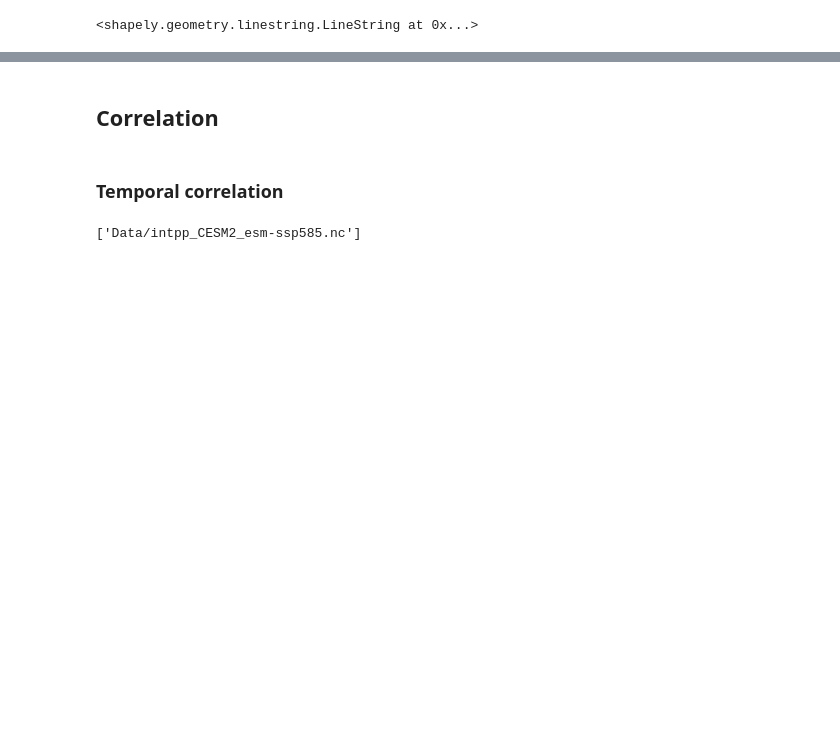
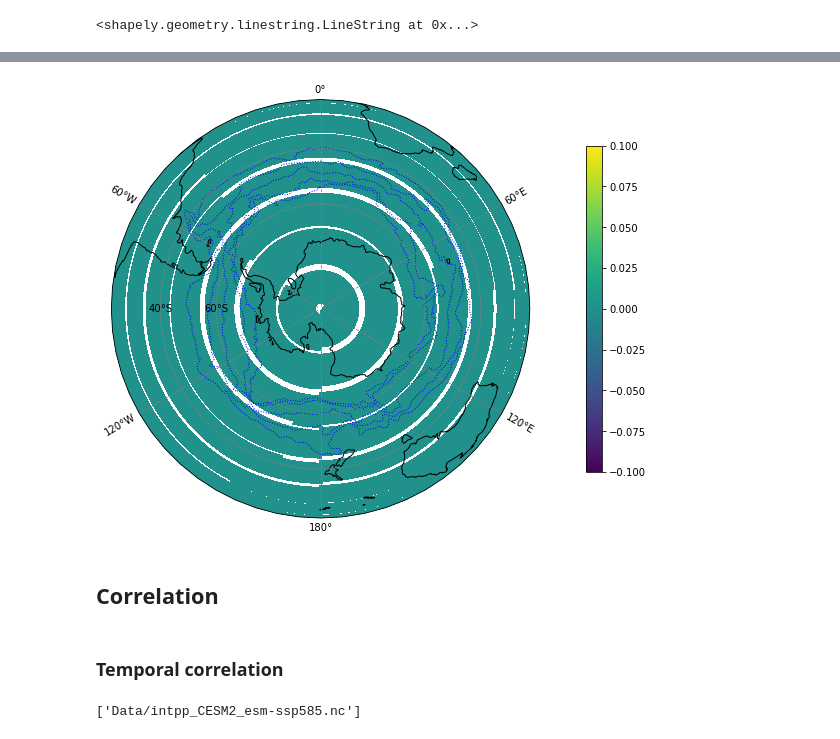
Before and after one commit to jasmineby65/CMEE-Coursework, a Jupyter notebook: Project/Intpp_CESM2-Copy1.ipynb, the cells around one changed output, grey strips where cells are left out. Drawn from its saved outputs; the diff is of its cells as text; code cells hidden in the pictures; blank space fills up the shorter version.

```diff
--- a/Project/Intpp_CESM2-Copy1.ipynb
+++ b/Project/Intpp_CESM2-Copy1.ipynb
@@ -125,0 +255,13 @@ AttributeError: 'MultiLineString' object has no attribute 'x'
+# %%
+file = "Data/intpp_CESM2_esm-ssp585_SB.nc"
+nc = Dataset(file)
+print(nc.variables)
+
+lat = nc.variables['lat'][:] # [:] means all elements inside the list
+lon = nc.variables['lon'][:]
+var = nc.variables [variable][:]
+
+mean_var = np.nanmean(var, axis = 0)
+print(mean_var.shape)
+
+x, y = np.meshgrid(lon, lat)
@@ -126,3 +286,73 @@ AttributeError: 'MultiLineString' object has no attribute 'x'
+# %%
+fig = plt.figure(figsize=[10, 10])
+
+ax = fig.add_subplot(1,1,1,
+                     projection = cartopy.crs.Orthographic(central_longitude = 0,
+                                                  central_latitude=-90))
+#ax = plt.axes(projection=cartopy.crs.PlateCarree())
+
+#plt.title("Change in NPP (mol m-2 s-1) {} 1994-2100".format(model, start),
+ #        fontsize = 15)
+
+#ax.add_feature(cartopy.feature.LAND)
+#ax.add_feature(cartopy.feature.OCEAN)
+#ax.add_feature(cartopy.feature.COASTLINE)
+
+
+
+#divnorm = colors.TwoSlopeNorm(vmin = -label, vcenter = 0., vmax = label)
+
+p = ax.pcolor(x, y, mean_var,
+              transform = cartopy.crs.PlateCarree() )
+
+cb = plt.colorbar(p, shrink=0.6, pad = 0.1)
+
+
+
+gl = ax.gridlines(crs = cartopy.crs.PlateCarree(),
+                  draw_labels = True,
+                  color = 'grey',
+                  linestyle = '--',
+                  y_inline = True)
+
+gl.ylabel_style = {'size': 10}
+gl.xlabel_style = {'size': 10}
+
+gl.ylocator = mticker.FixedLocator([-60, -40])
+
+plt.draw()
+for ea in gl.label_artists:
+    if ea[0]== 'lat':
+        tx = ea[2]
+        xy = tx.get_position()
+        if xy[0]!=-90:
+            tx.set_position([-90, xy[1]])
+
+
+
+ax.coastlines()
+
+
+ax.add_geometries(shape['geometry'],
+                  cartopy.crs.PlateCarree(),
+                  facecolor = 'none',
+                  edgecolor = 'blue',
+                  linestyle = ':')
+
+
+
+#ax.contour(x_coord, y_coord, z,
+         #  levels=1,
+          # colors=['black'],
+          # transform = cartopy.crs.PlateCarree())
+
+
+
+#plt.savefig("output/{}_{}_{}_change.png".format(variable, model, experiment))
+
+plt.show()
+# %% [output]
+[figure, added]
 # %% [markdown]
 ## Correlation
 # %% [markdown]
```
Also changed, not shown: parts of 30 cells of this notebook, 11 other files.
